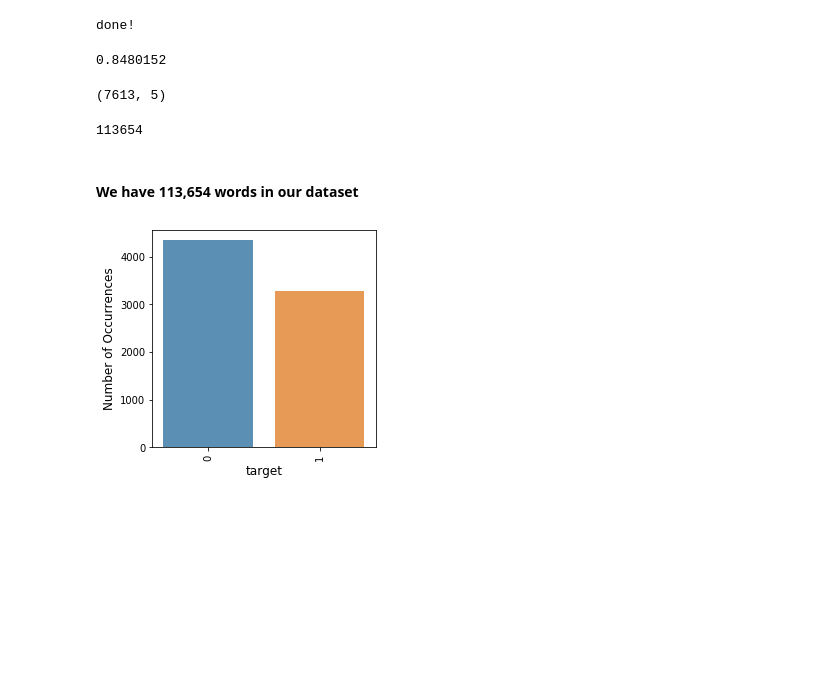
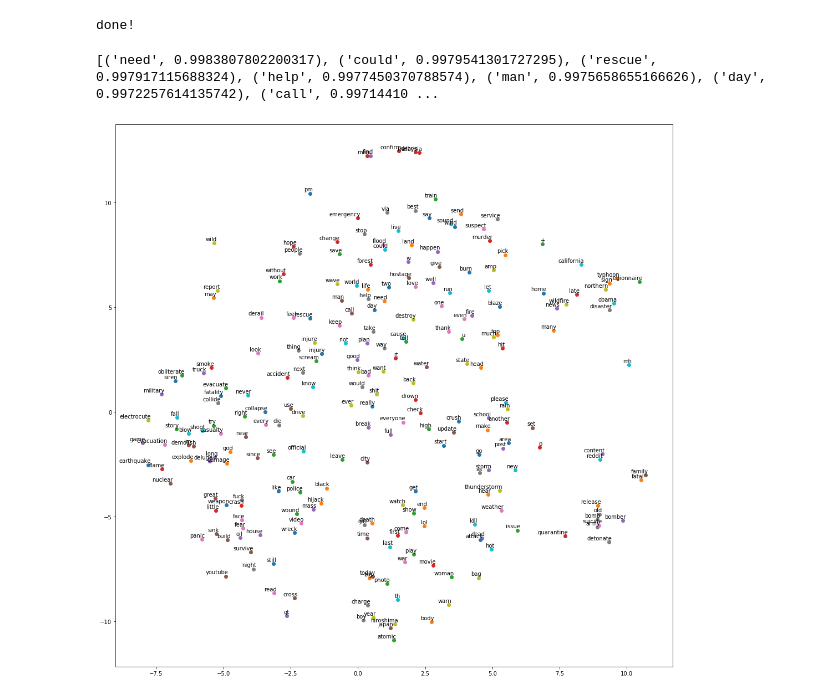
Before and after one commit to iamkkdev/Thinkful-github, a Jupyter notebook: Final Capstone.ipynb, the cells around one changed output. Cells and saved outputs as stored; diff of their text form; code cells hidden in the pictures; blank space fills up the shorter version.

```diff
--- a/Final Capstone.ipynb
+++ b/Final Capstone.ipynb
@@ -257,5 +361,0 @@ def word_frequencies(tweet_tokens, include_stop=True):
-# %%
-corpi = []
-for i in range(0, len(df)):
-    text1 = re.sub(r"http\S+", "", text[i])
-    corpi.append(text1)
@@ -366,10 +368,0 @@ for i in range(0, len(target1)):
-# %%
-t0_spacy = []
-for i in corpus_t0:
-    new = nlp(i)
-    t0_spacy.append(new)
-# %%
-t1_spacy = []
-for i in corpus_t1:
-    new = nlp(i)
-    t1_spacy.append(new)
@@ -384,7 +375,7 @@ from gensim.models import word2vec
 model = word2vec.Word2Vec(
     tweet_tokens,
     workers=4,     # Number of threads to run in parallel (if your computer does parallel processing).
-    min_count=10,  # Minimum word count threshold.
+    min_count=50,  # Minimum word count threshold.
     window=6,      # Number of words around target word to consider.
     sg=0,          # Use CBOW because our corpus is small.
     sample=1e-3 ,  # Penalize frequent words.
@@ -395,25 +386,42 @@ model = word2vec.Word2Vec(
 print('done!')
 # %% [output]
 done!
-# %%
-print(model.wv.similarity('fire', 'life'))
-# %% [output]
-0.8480152
-# %%
-print(df.shape)
-df['text'].apply(lambda x: len(x.split(' '))).sum()
-# %% [output]
-(7613, 5)
-113654
-# %% [markdown]
-#### We have 113,654 words in our dataset
-# %%
-classes = df['target'].value_counts()
-plt.figure(figsize=(4,4))
-sns.barplot(classes.index, classes.values, alpha=0.8)
-plt.ylabel('Number of Occurrences', fontsize=12)
-plt.xlabel('target', fontsize=12)
-plt.xticks(rotation=90)
-plt.show()
-# %% [output]
-[figure, removed]
+# %%
+## Find most similar words to life
+print(model.wv.most_similar(positive = ['life']))
+# %% [output]
+[('need', 0.9983807802200317), ('could', 0.9979541301727295), ('rescue', 0.997917115688324), ('help', 0.9977450370788574), ('man', 0.9975658655166626), ('day', 0.9972257614135742), ('call', 0.99714410 ...
+# %%
+from sklearn.manifold import TSNE
+def tsne_plot(model):
+    "Create TSNE model and plot it"
+    labels = []
+    tokens = []
+
+    for word in model.wv.vocab:
+        tokens.append(model[word])
+        labels.append(word)
+
+    tsne_model = TSNE(perplexity=40, n_components=2, init='pca', n_iter=2500, random_state=23)
+    new_values = tsne_model.fit_transform(tokens)
+
+    x = []
+    y = []
+    for value in new_values:
+        x.append(value[0])
+        y.append(value[1])
+
+    plt.figure(figsize=(18, 18))
+    for i in range(len(x)):
+        plt.scatter(x[i],y[i])
+        plt.annotate(labels[i],
+                     xy=(x[i], y[i]),
+                     xytext=(5, 2),
+                     textcoords='offset points',
+                     ha='right',
+                     va='bottom')
+    plt.show()
+
+tsne_plot(model)
+# %% [output]
+[figure, added]
```
Also changed, not shown: parts of 62 cells of this notebook.
